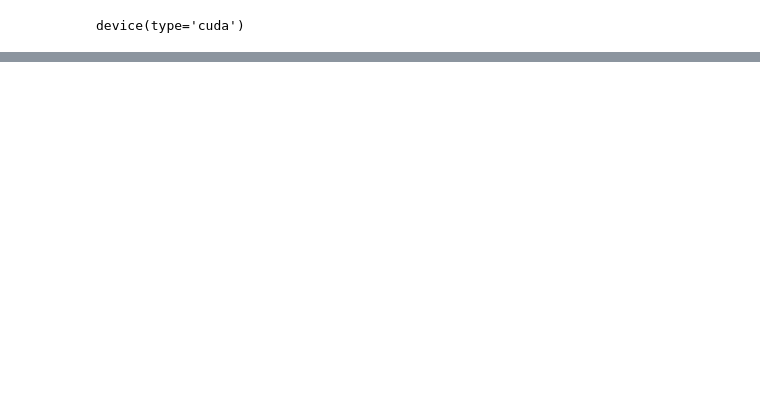
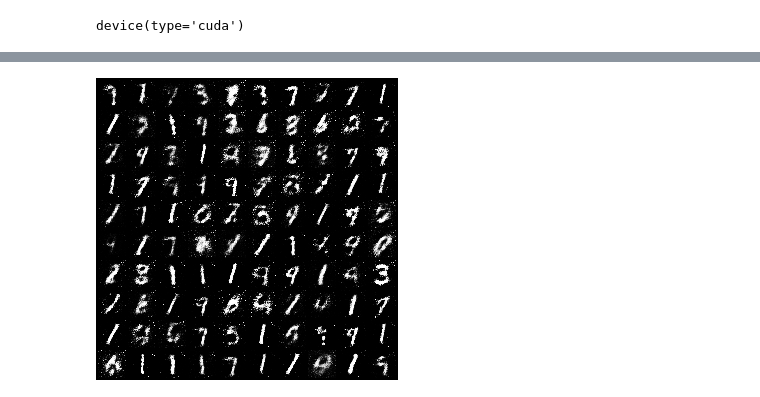
Before and after one commit to soumyajit4419/Deep_Learning_Projects, a Jupyter notebook: Pytorch/MNIST_GAN.ipynb, the cells around one changed output, grey strips where cells are left out. Cells and saved outputs as stored; diff of their text form; code cells hidden in the pictures; blank space fills up the shorter version.

```diff
--- a/Pytorch/MNIST_GAN.ipynb
+++ b/Pytorch/MNIST_GAN.ipynb
@@ -221,0 +244,4 @@ RuntimeError: ignored
+# %%
+Image('./samples/fake_images-0050.png')
+# %% [output]
+[figure, added]
```
Also changed, not shown: parts of 25 cells of this notebook.
